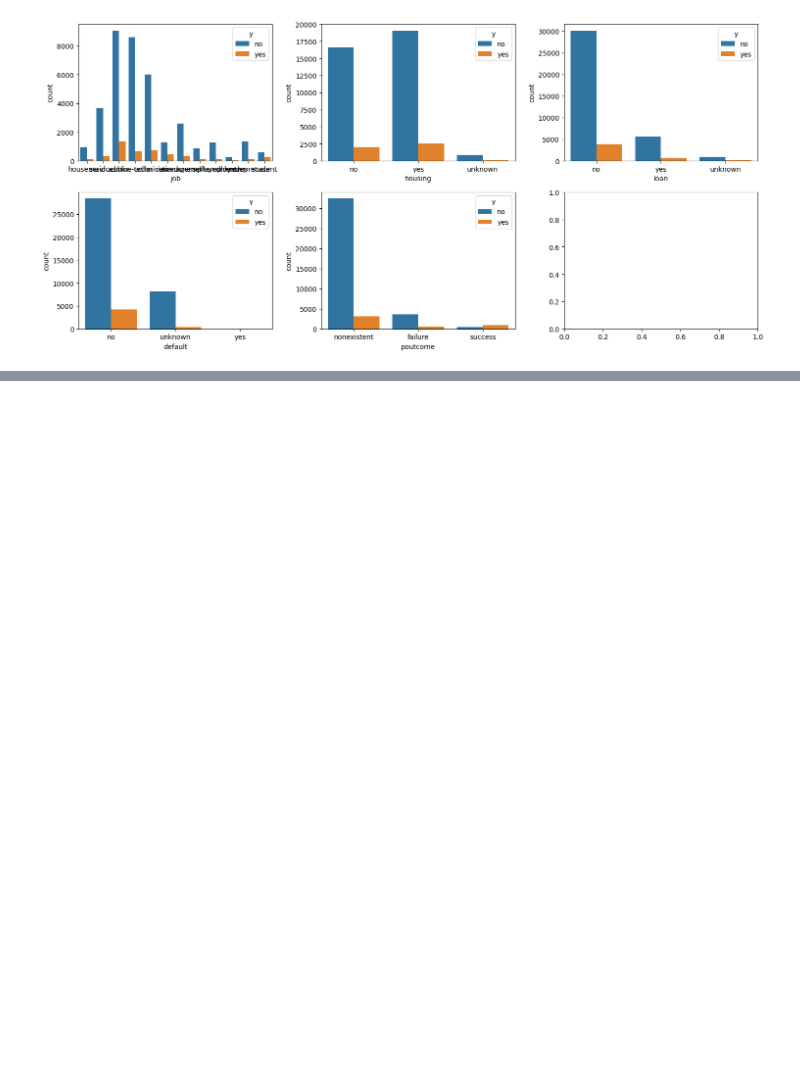
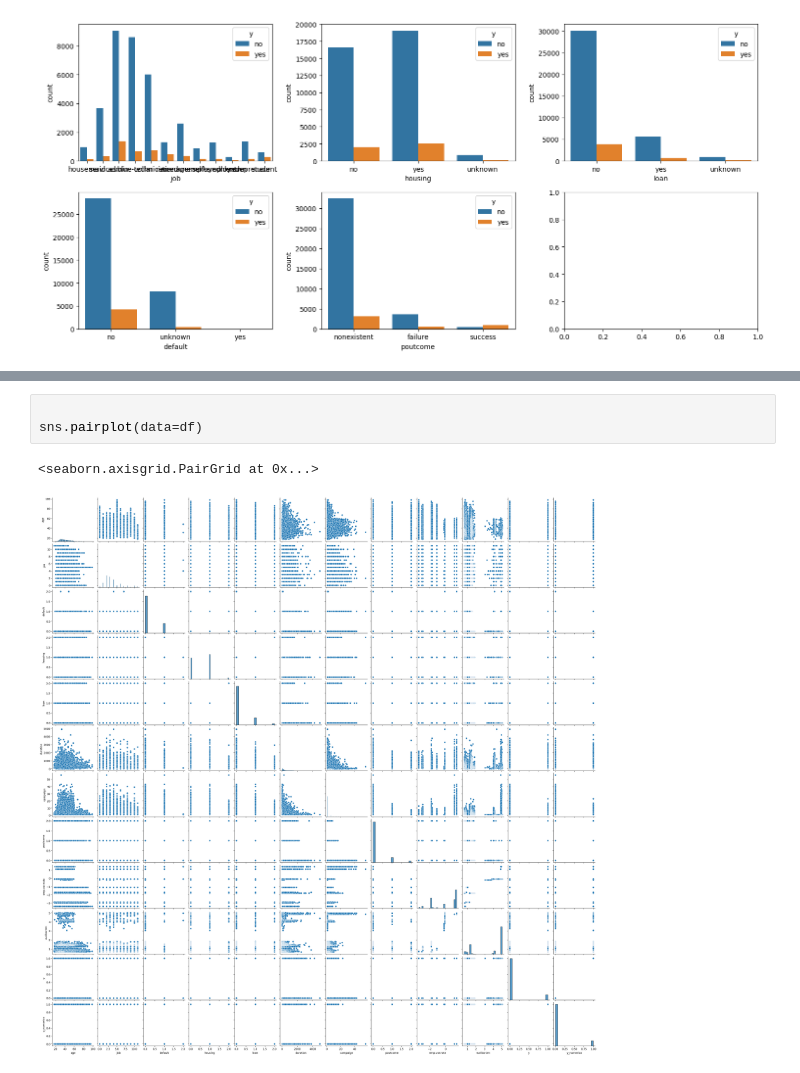
Before and after one commit to Estefaniagz/primer_ml, a Jupyter notebook: src/explore.ipynb, the cells around one changed output, grey strips where cells are left out. Saved outputs shown, nothing was run; the diff lists cells and outputs as text; blank space fills up the shorter version.

```diff
--- a/src/explore.ipynb
+++ b/src/explore.ipynb
@@ -189,0 +240,6 @@ plt.show()
+# %%
+
+sns.pairplot(data=df)
+# %% [output]
+<seaborn.axisgrid.PairGrid at 0x...>
+[figure, added]
```
Also changed, not shown: parts of 8 cells of this notebook.
